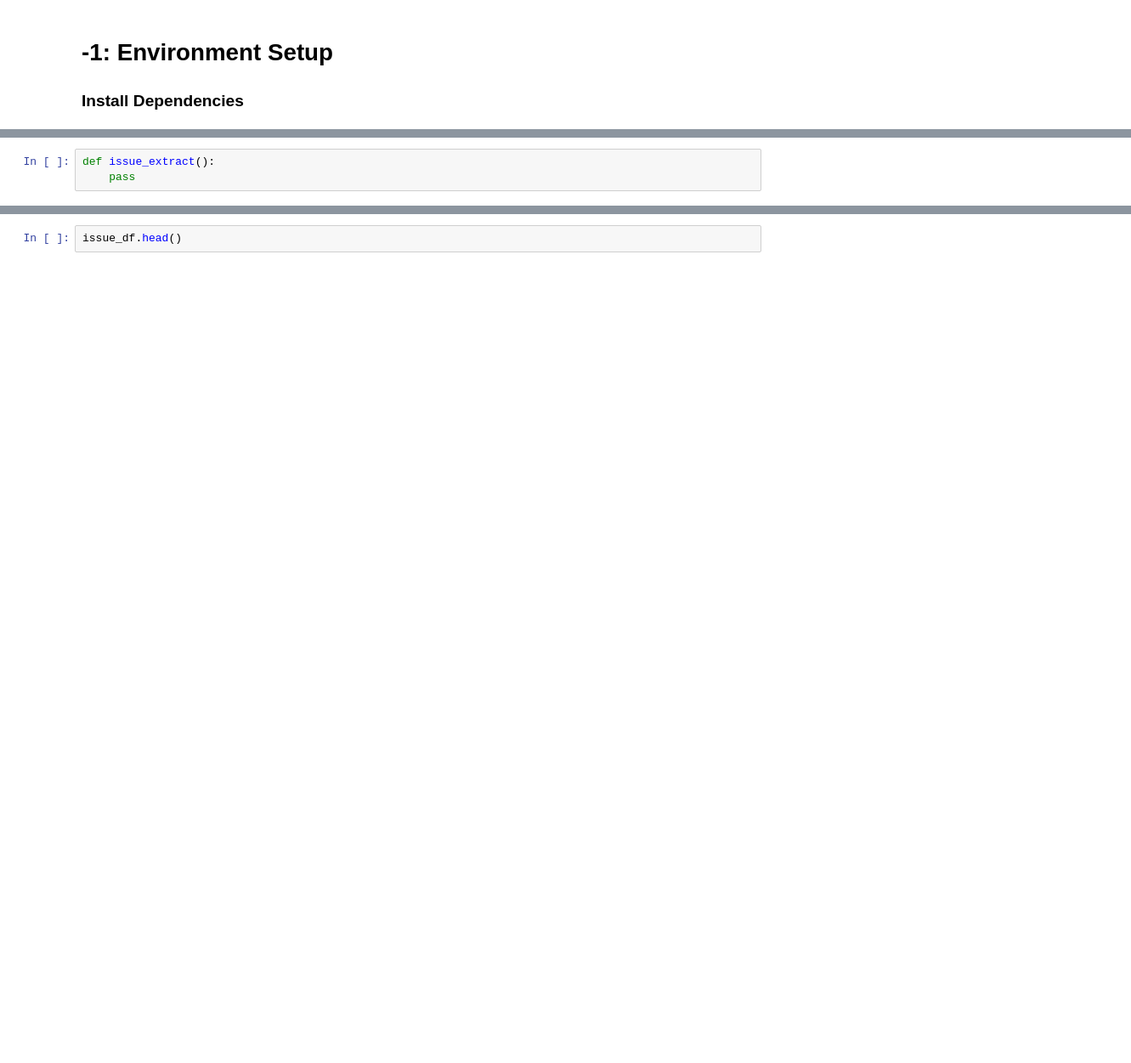
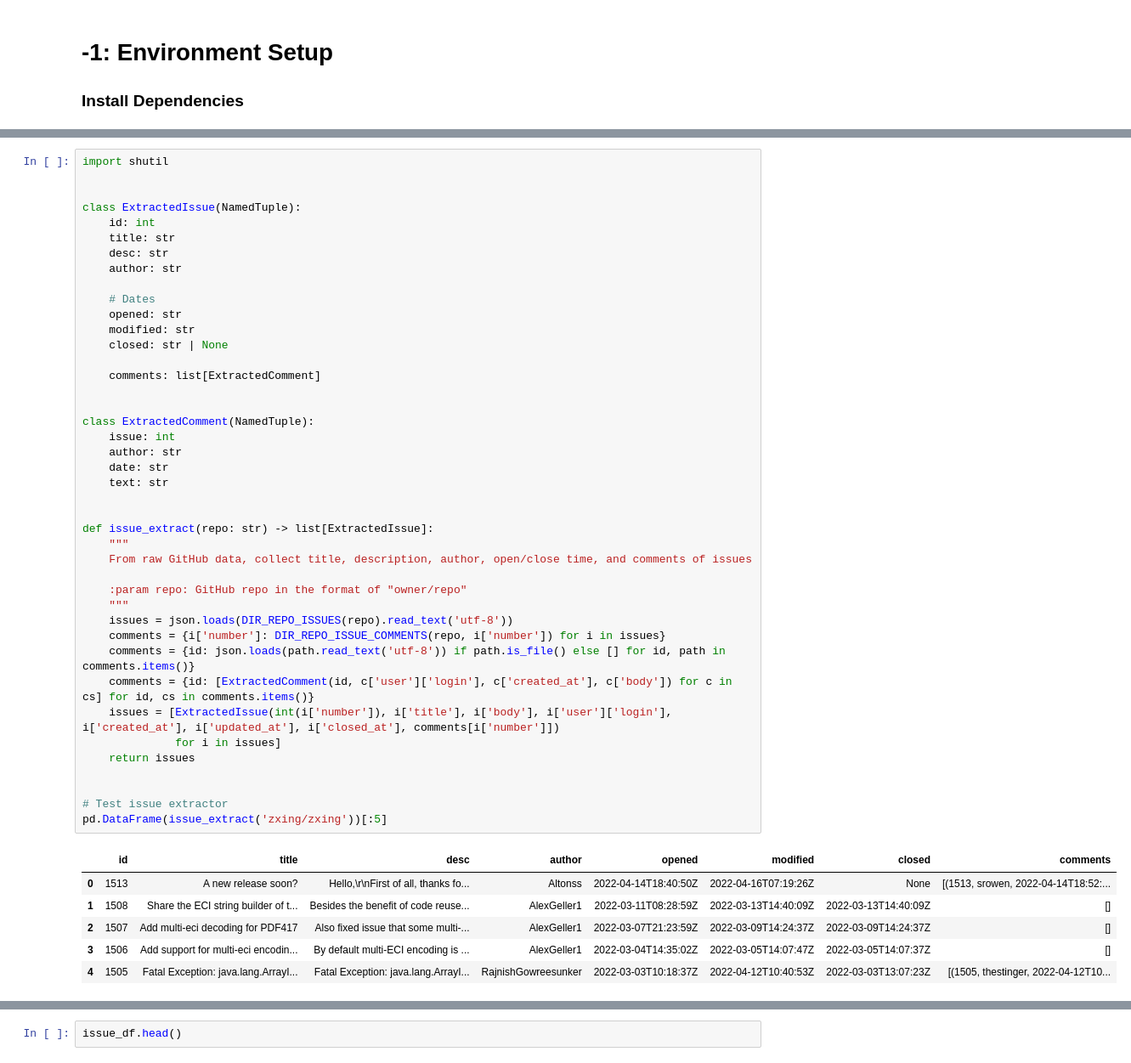
Before and after one commit to maleknaz/P4-CRISTAL-Replication, a Jupyter notebook: P4.ipynb, the cells around one changed output, grey strips where cells are left out. Shown at 85% size. Cells and saved outputs as stored; diff of their text form; blank space fills up the shorter version.

```diff
--- a/P4.ipynb
+++ b/P4.ipynb
@@ -48,3 +29,0 @@ warnings.filterwarnings('ignore')
-# %%
-def issue_extract():
-    pass
@@ -50,0 +71,49 @@ def issue_extract():
+# %%
+import shutil
+
+
+class ExtractedIssue(NamedTuple):
+    id: int
+    title: str
+    desc: str
+    author: str
+
+    # Dates
+    opened: str
+    modified: str
+    closed: str | None
+
+    comments: list[ExtractedComment]
+
+
+class ExtractedComment(NamedTuple):
+    issue: int
+    author: str
+    date: str
+    text: str
+
+
+def issue_extract(repo: str) -> list[ExtractedIssue]:
+    """
+    From raw GitHub data, collect title, description, author, open/close time, and comments of issues
+
+    :param repo: GitHub repo in the format of "owner/repo"
+    """
+    issues = json.loads(DIR_REPO_ISSUES(repo).read_text('utf-8'))
+    comments = {i['number']: DIR_REPO_ISSUE_COMMENTS(repo, i['number']) for i in issues}
+    comments = {id: json.loads(path.read_text('utf-8')) if path.is_file() else [] for id, path in comments.items()}
+    comments = {id: [ExtractedComment(id, c['user']['login'], c['created_at'], c['body']) for c in cs] for id, cs in comments.items()}
+    issues = [ExtractedIssue(int(i['number']), i['title'], i['body'], i['user']['login'], i['created_at'], i['updated_at'], i['closed_at'], comments[i['number']])
+              for i in issues]
+    return issues
+
+
+# Test issue extractor
+pd.DataFrame(issue_extract('zxing/zxing'))[:5]
+# %% [output]
+|  | id | title | desc | author | opened | modified | closed | comments |
+| 0 | 1513 | A new release soon? | Hello,\r\nFirst of all, thanks fo... | Altonss | 2022-04-14T18:40:50Z | 2022-04-16T07:19:26Z | None | [(1513, srowen, 2022-04-14T18:52:... |
+| 1 | 1508 | Share the ECI string builder of t... | Besides the benefit of code reuse... | AlexGeller1 | 2022-03-11T08:28:59Z | 2022-03-13T14:40:09Z | 2022-03-13T14:40:09Z | [] |
+| 2 | 1507 | Add multi-eci decoding for PDF417 | Also fixed issue that some multi-... | AlexGeller1 | 2022-03-07T21:23:59Z | 2022-03-09T14:24:37Z | 2022-03-09T14:24:37Z | [] |
+| 3 | 1506 | Add support for multi-eci encodin... | By default multi-ECI encoding is ... | AlexGeller1 | 2022-03-04T14:35:02Z | 2022-03-05T14:07:47Z | 2022-03-05T14:07:37Z | [] |
+| 4 | 1505 | Fatal Exception: java.lang.ArrayI... | Fatal Exception: java.lang.ArrayI... | RajnishGowreesunker | 2022-03-03T10:18:37Z | 2022-04-12T10:40:53Z | 2022-03-03T13:07:23Z | [(1505, thestinger, 2022-04-12T10... |
```
Also changed, not shown: parts of 25 cells of this notebook.
